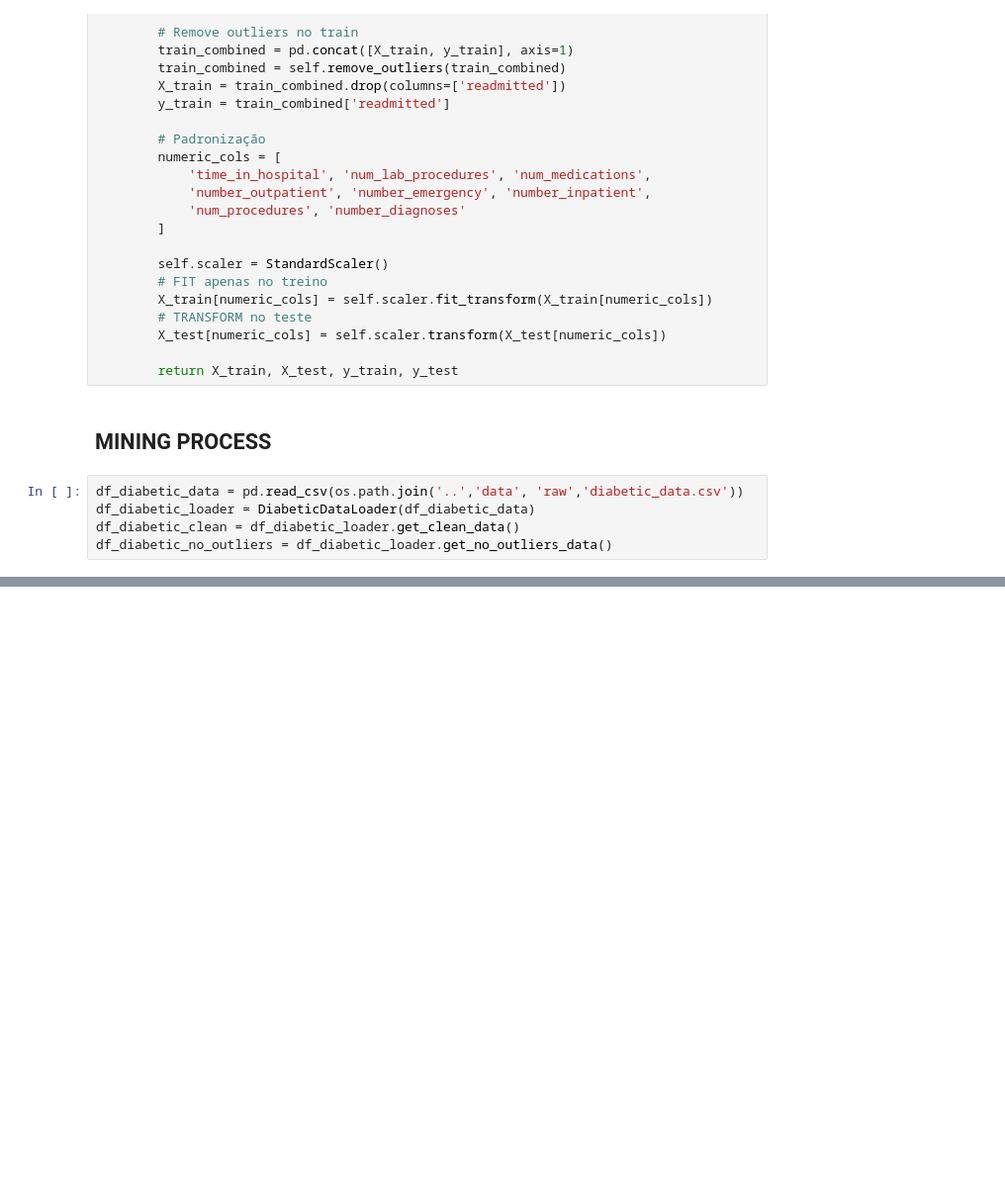
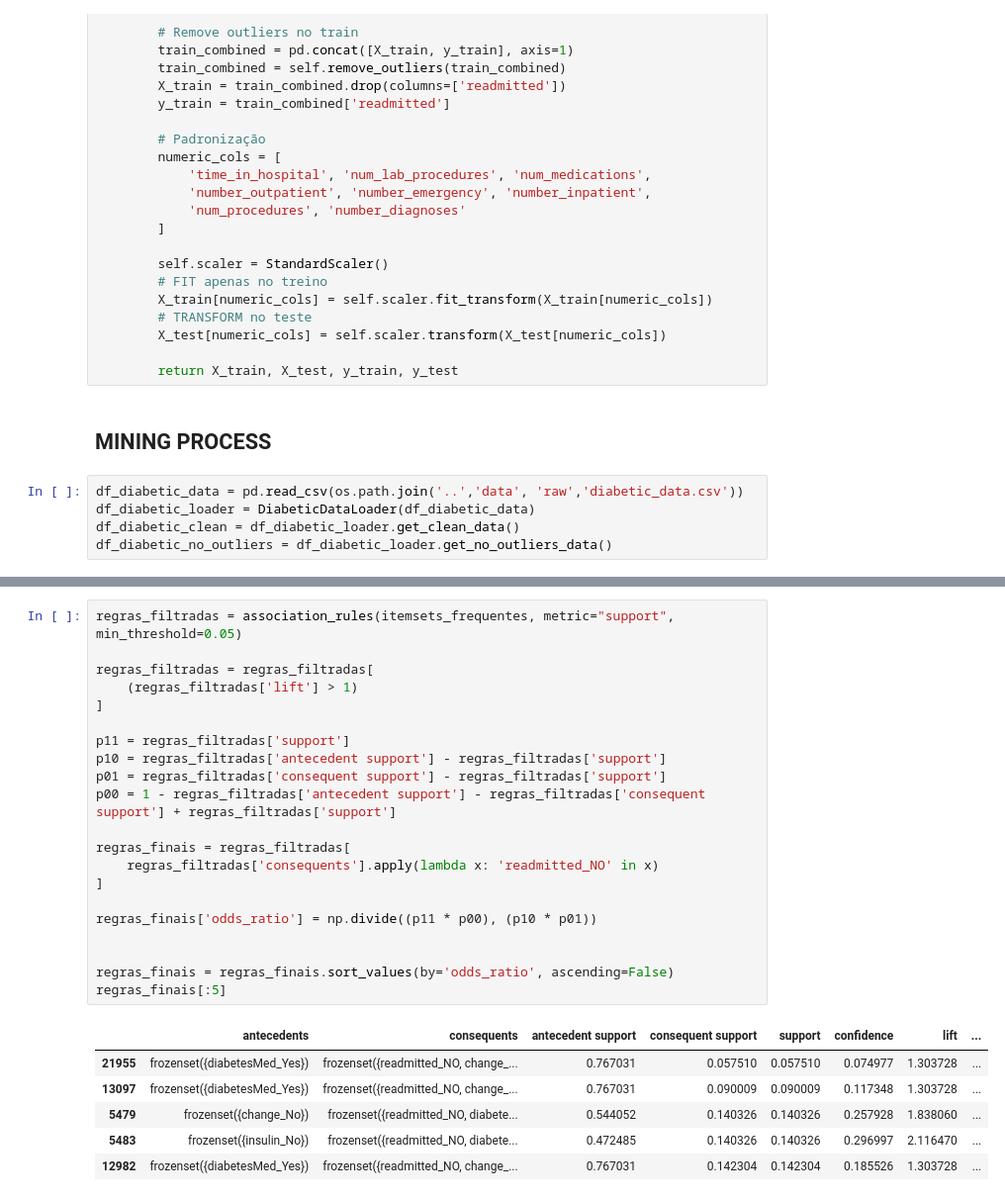
Before and after one commit to guimaguima/tp01, a Jupyter notebook: notebooks/PATTERNS.ipynb, the cells around one changed output, grey strips where cells are left out. Shown at 99% size. Drawn from its saved outputs; the diff is of its cells as text; blank space fills up the shorter version.

```diff
--- a/notebooks/PATTERNS.ipynb
+++ b/notebooks/PATTERNS.ipynb
@@ -189,0 +290,28 @@ transactions[6]
+# %%
+regras_filtradas = association_rules(itemsets_frequentes, metric="support", min_threshold=0.05)
+
+regras_filtradas = regras_filtradas[
+    (regras_filtradas['lift'] > 1)
+]
+
+p11 = regras_filtradas['support']
+p10 = regras_filtradas['antecedent support'] - regras_filtradas['support']
+p01 = regras_filtradas['consequent support'] - regras_filtradas['support']
+p00 = 1 - regras_filtradas['antecedent support'] - regras_filtradas['consequent support'] + regras_filtradas['support']
+
+regras_finais = regras_filtradas[
+    regras_filtradas['consequents'].apply(lambda x: 'readmitted_NO' in x)
+]
+
+regras_finais['odds_ratio'] = np.divide((p11 * p00), (p10 * p01))
+
+
+regras_finais = regras_finais.sort_values(by='odds_ratio', ascending=False)
+regras_finais[:5]
+# %% [output]
+|  | antecedents | consequents | antecedent support | consequent support | support | confidence | lift | ... |
+| 21955 | frozenset({diabetesMed_Yes}) | frozenset({readmitted_NO, change_... | 0.767031 | 0.057510 | 0.057510 | 0.074977 | 1.303728 | ... |
+| 13097 | frozenset({diabetesMed_Yes}) | frozenset({readmitted_NO, change_... | 0.767031 | 0.090009 | 0.090009 | 0.117348 | 1.303728 | ... |
+| 5479 | frozenset({change_No}) | frozenset({readmitted_NO, diabete... | 0.544052 | 0.140326 | 0.140326 | 0.257928 | 1.838060 | ... |
+| 5483 | frozenset({insulin_No}) | frozenset({readmitted_NO, diabete... | 0.472485 | 0.140326 | 0.140326 | 0.296997 | 2.116470 | ... |
+| 12982 | frozenset({diabetesMed_Yes}) | frozenset({readmitted_NO, change_... | 0.767031 | 0.142304 | 0.142304 | 0.185526 | 1.303728 | ... |
```
Also changed, not shown: parts of 9 cells of this notebook, 1 other file.
